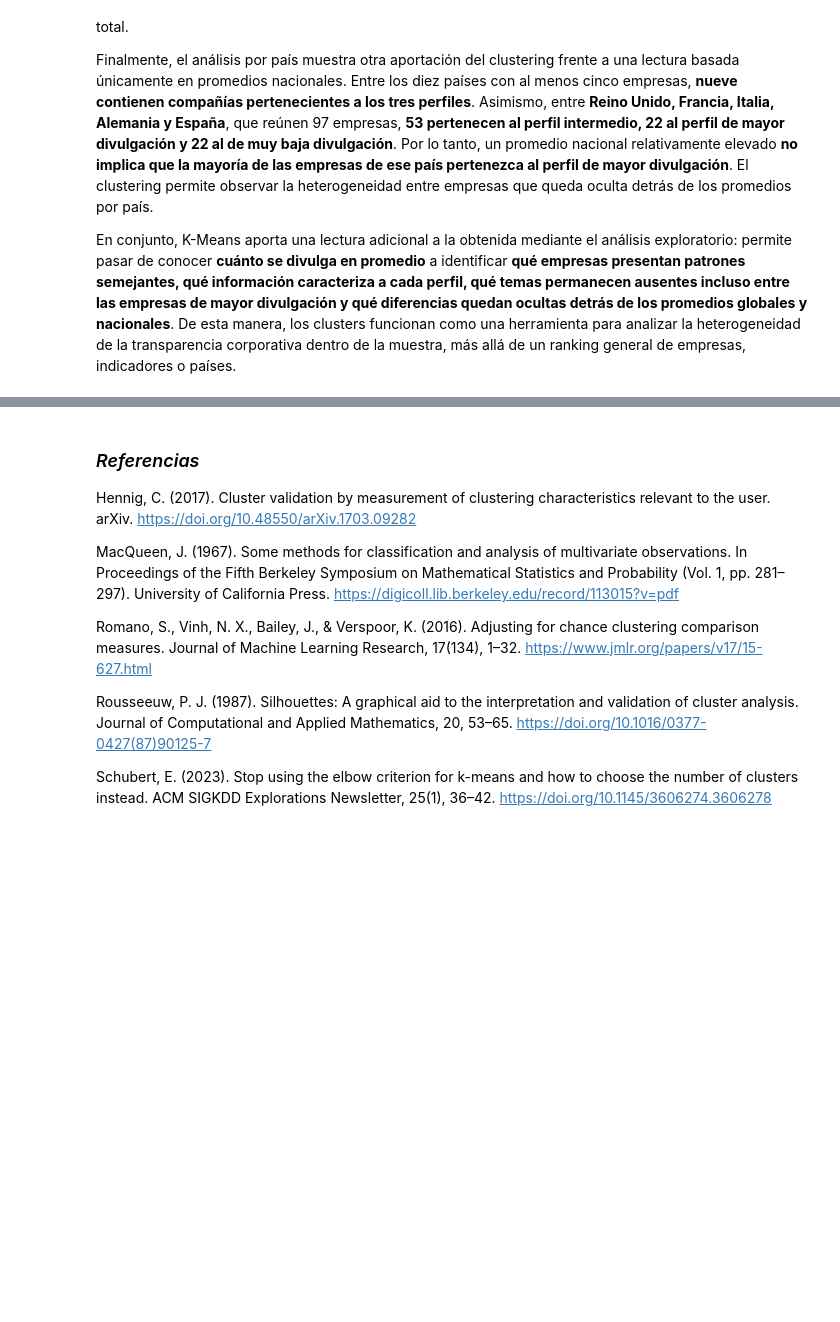
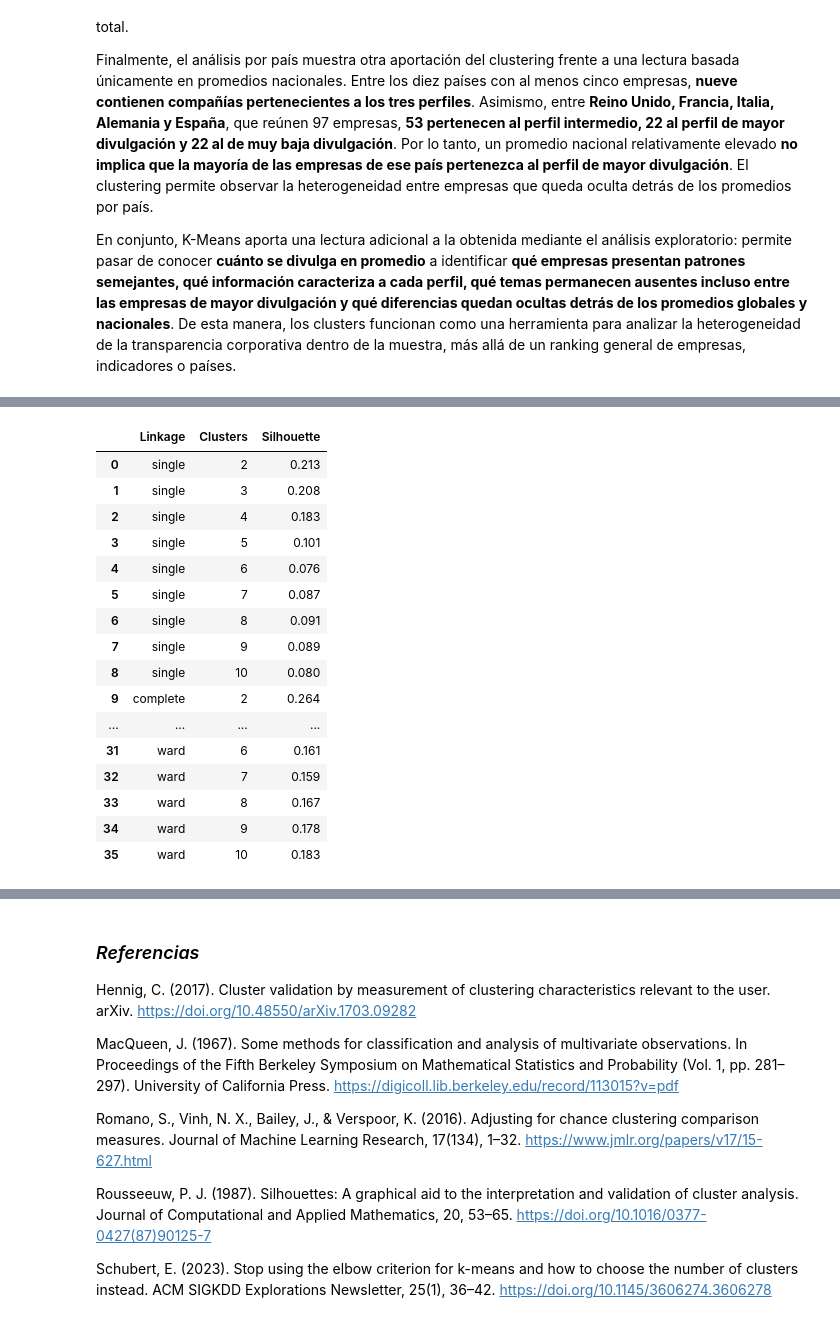
Before and after one commit to avrilsalazarrodriguez/fashion-transparency-index-2023, a Jupyter notebook: scripts/04_Agrupamiento_de_empresas (clustering).ipynb, the cells around one changed output, grey strips where cells are left out. Cells and saved outputs as stored; diff of their text form; code cells hidden in the pictures; blank space fills up the shorter version.

```diff
--- a/scripts/04_Agrupamiento_de_empresas (clustering).ipynb
+++ b/scripts/04_Agrupamiento_de_empresas (clustering).ipynb
@@ -2650,0 +2677,87 @@ En conjunto, K-Means aporta una lectura adicional a la obtenida mediante el aná
+# %%
+# Evaluamos distintos criterios de enlace del clustering jerárquico
+# para identificar cuáles producen agrupamientos con mejor
+# cohesión interna y separación entre grupos.
+
+# Definimos los cuatro criterios de enlace que serán comparados
+criterios_enlace = [
+    "single",
+    "complete",
+    "average",
+    "ward"
+]
+
+# Creamos una lista vacía donde almacenaremos
+# los resultados obtenidos en cada configuración
+resultados_jerarquico = []
+
+# Recorremos cada criterio de enlace
+for linkage_method in criterios_enlace:
+
+    # Para cada criterio evaluamos soluciones
+    # desde 2 hasta 10 clusters
+    for k in range(2, 11):
+
+        # Construimos el modelo de clustering jerárquico
+        modelo = AgglomerativeClustering(
+
+            # Indicamos el número de clusters que queremos formar
+            n_clusters=k,
+
+            # Indicamos el criterio utilizado para decidir
+            # cómo se van uniendo los grupos
+            linkage=linkage_method
+        )
+
+        # Ajustamos el modelo utilizando los 109 indicadores
+        # y recuperamos el cluster asignado a cada empresa
+        etiquetas = modelo.fit_predict(X)
+
+        # Calculamos el coeficiente de Silhouette
+        # correspondiente a esta configuración
+        silhouette = silhouette_score(
+            X,
+            etiquetas
+        )
+
+        # Guardamos el criterio de enlace,
+        # el número de clusters y el resultado obtenido
+        resultados_jerarquico.append({
+            "Linkage": linkage_method,
+            "Clusters": k,
+            "Silhouette": silhouette
+        })
+
+
+# Convertimos los resultados en un DataFrame
+# para facilitar su revisión y comparación
+resultados_jerarquico = pd.DataFrame(
+    resultados_jerarquico
+)
+
+# Redondeamos el coeficiente para facilitar su lectura
+resultados_jerarquico["Silhouette"] = (
+    resultados_jerarquico["Silhouette"]
+    .round(3)
+)
+
+# Mostramos todos los resultados obtenidos
+display(resultados_jerarquico)
+# %% [output]
+|  | Linkage | Clusters | Silhouette |
+| 0 | single | 2 | 0.213 |
+| 1 | single | 3 | 0.208 |
+| 2 | single | 4 | 0.183 |
+| 3 | single | 5 | 0.101 |
+| 4 | single | 6 | 0.076 |
+| 5 | single | 7 | 0.087 |
+| 6 | single | 8 | 0.091 |
+| 7 | single | 9 | 0.089 |
+| 8 | single | 10 | 0.080 |
+| 9 | complete | 2 | 0.264 |
+| ... | ... | ... | ... |
+| 31 | ward | 6 | 0.161 |
+| 32 | ward | 7 | 0.159 |
+| 33 | ward | 8 | 0.167 |
+| 34 | ward | 9 | 0.178 |
+| 35 | ward | 10 | 0.183 |
```
Also changed, not shown: parts of 31 cells of this notebook, 7 other files.
